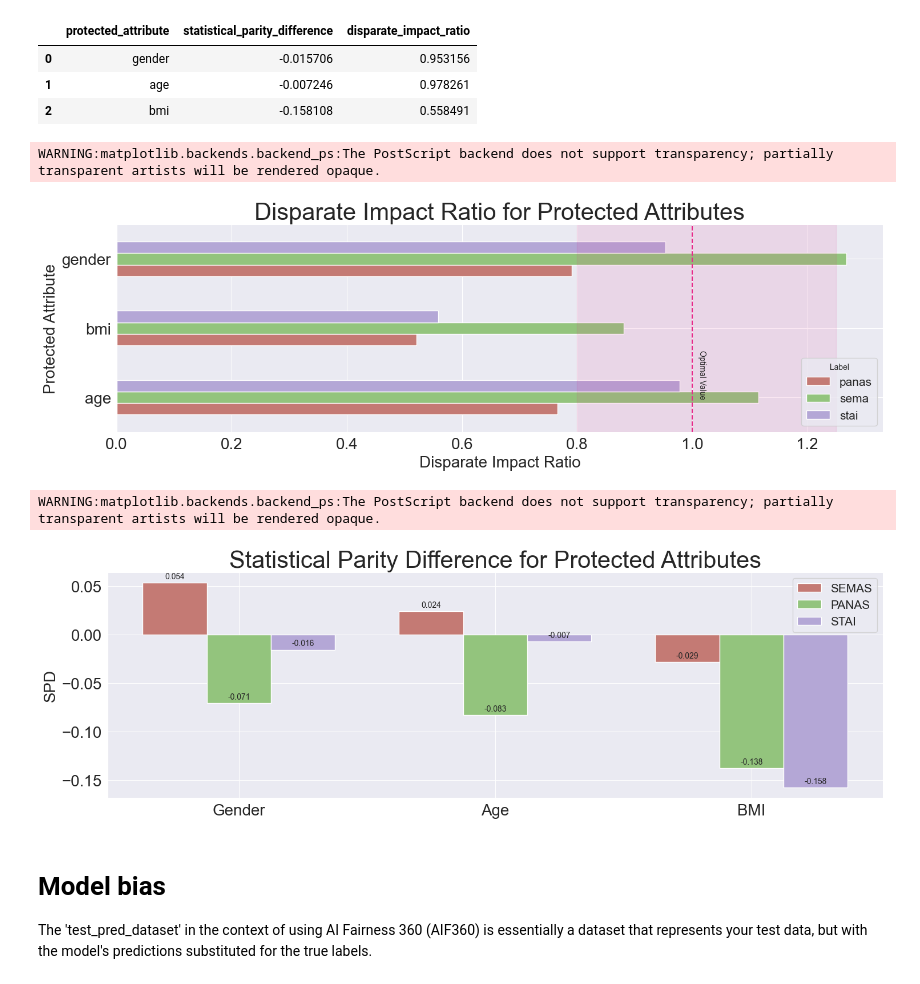
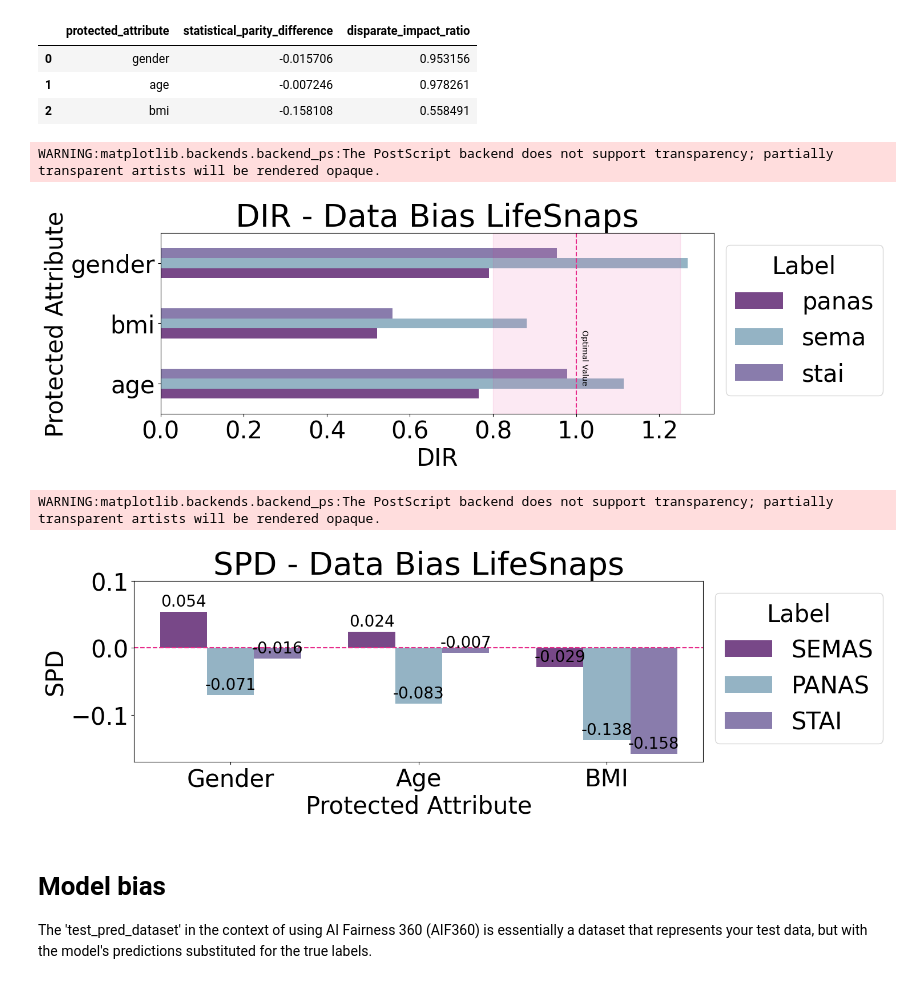
Before and after one commit to kcristinaa/-un-fairness-evaluation, a Jupyter notebook: notebooks_fairness_evaluation/lifesnaps_fairness.ipynb, the cells around one changed output. Saved outputs shown, nothing was run; the diff lists cells and outputs as text; code cells hidden in the pictures.

```diff
--- a/notebooks_fairness_evaluation/lifesnaps_fairness.ipynb
+++ b/notebooks_fairness_evaluation/lifesnaps_fairness.ipynb
@@ -17,11 +28,11 @@ custom_colors = ['#784888', '#94b3c4', '#897cac', '#d8bfd4', '#f6e8e7']
 sns.set_palette(custom_colors)
 
 plt.rcParams['axes.prop_cycle'] = plt.cycler(color=custom_colors)
-plt.rcParams['axes.titlesize'] = 45
-plt.rcParams['axes.labelsize'] = 35
+plt.rcParams['axes.titlesize'] = 40
+plt.rcParams['axes.labelsize'] = 30
 plt.rcParams['xtick.labelsize'] = 30
 plt.rcParams['ytick.labelsize'] = 30
-plt.rcParams['legend.fontsize'] =35
+plt.rcParams['legend.fontsize'] =30
 # %%
 df = pd.read_pickle('../data/lifesnaps/lifesnapsv2.pkl')
 df['id'] = df['id'].astype(str)
@@ -347,32 +358,28 @@ Group Fairness - Disparate Impact Ratio: 0.5584905660377358
 # %%
 sema_bias_columns_metric['Label'] = 'sema'
 panas_bias_columns_metric['Label'] = 'panas'
 stai_bias_columns_metric['Label'] = 'stai'
 
 combined_bias_metrics = pd.concat([sema_bias_columns_metric, panas_bias_columns_metric, stai_bias_columns_metric])
 
 pivot_df = combined_bias_metrics.pivot(index='protected_attribute', columns='Label', values='disparate_impact_ratio')
 
 pivot_df.plot(kind='barh', figsize=(15, 5))
 plt.axvline(x=1.0, color='#e72a8a', linestyle='--')
 plt.axvspan(0.8, 1.25, color='#e72a8a', alpha=0.1)
 plt.text(1.01, 0, 'Optimal Value', rotation=270)
 plt.ylabel('Protected Attribute')
-plt.xlabel('Disparate Impact Ratio')
-plt.title('Disparate Impact Ratio for Protected Attributes')
-plt.legend(title='Label')
+plt.xlabel('DIR')
+plt.title('DIR - Data Bias LifeSnaps')
+plt.legend(title='Label', title_fontsize=30, bbox_to_anchor=(1, 1), loc='upper left', ncol=1)
 plt.tight_layout()
 plt.savefig("../visualizations/lifesnaps/dir-data-bias.png",bbox_inches='tight')
 plt.savefig("../visualizations/lifesnaps/dir-data-bias.eps",bbox_inches='tight')
 plt.show()
 # %% [output]
 WARNING:matplotlib.backends.backend_ps:The PostScript backend does not support transparency; partially transparent artists will be rendered opaque.
-[figure, old version]
+[figure, new version]
 # %%
-import matplotlib.pyplot as plt
-import numpy as np
-
-# Corrected assignments for each measure
 spd_stai = np.array([-0.015706, -0.007246, -0.158108])   # STAI
 spd_panas = np.array([-0.070683, -0.083013, -0.137770])  # PANAS
 spd_semas = np.array([0.053747, 0.023918, -0.028529])    # SEMAS
@@ -387,11 +394,13 @@ rects2 = ax.bar(x, spd_panas, width, label='PANAS')
 rects3 = ax.bar(x + width, spd_stai, width, label='STAI')
 
 ax.set_ylabel('SPD')
-ax.set_title('Statistical Parity Difference for Protected Attributes')
+ax.set_title('SPD - Data Bias LifeSnaps')
+plt.xlabel('Protected Attribute')
 ax.set_xticks(x)
+plt.ylim(-0.17, 0.1)
 ax.set_xticklabels(attributes)
-ax.legend()
-
+plt.legend(title='Label', title_fontsize=30, bbox_to_anchor=(1, 1), loc='upper left', ncol=1)
+plt.axhline(y=0, color='#e72a8a', linestyle='--')
 # Function to attach a text label above each bar in *rects*, displaying its height.
 def autolabel(rects):
     for rect in rects:
@@ -400,7 +409,7 @@ def autolabel(rects):
                     xy=(rect.get_x() + rect.get_width() / 2, height),
                     xytext=(0, 3),  # 3 points vertical offset
                     textcoords="offset points",
-                    ha='center', va='bottom')
+                    ha='center', va='bottom', size=20)
 
 autolabel(rects1)
 autolabel(rects2)
@@ -411,7 +420,7 @@ fig.tight_layout()
 plt.show()
 # %% [output]
 WARNING:matplotlib.backends.backend_ps:The PostScript backend does not support transparency; partially transparent artists will be rendered opaque.
-[figure, old version]
+[figure, new version]
 # %% [markdown]
 # Model bias
 The 'test_pred_dataset' in the context of using AI Fairness 360 (AIF360) is essentially a dataset that represents your test data, but with the model's predictions substituted for the true labels.
```
Also changed, not shown: parts of 27 cells of this notebook, 18 other files.
